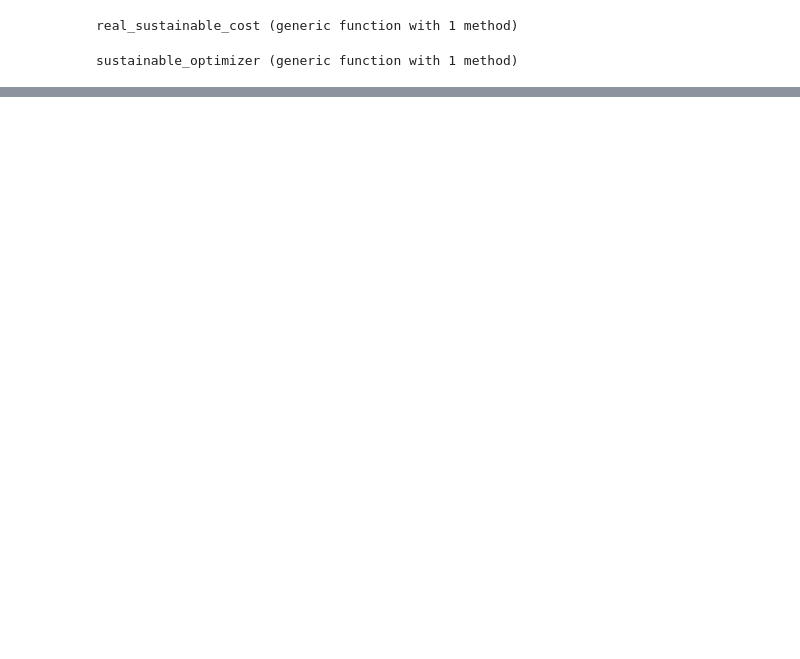
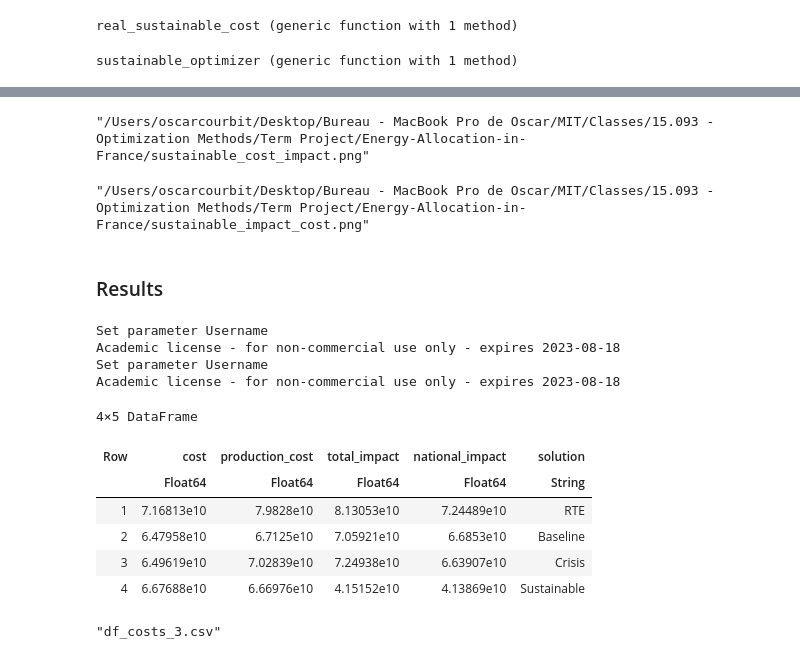
Before and after one commit to OscarCourbit/Energy-Allocation-in-France, a Jupyter notebook: Project_Problem.ipynb, the cells around one changed output, grey strips where cells are left out. Saved outputs shown, nothing was run; the diff lists cells and outputs as text; code cells hidden in the pictures; blank space fills up the shorter version.

```diff
--- a/Project_Problem.ipynb
+++ b/Project_Problem.ipynb
@@ -903,7 +1137,7 @@ function lambda_sustainable_cost(x, y, z, df_base, beta)
     production_cost = 0
     for i in 1:size(sources, 1)
         # add cost of producing energy with each source
-        production_cost += sum(x[:, i] .* ((1-beta) .* df_base[!, Symbol(sources[i] * "_cost")] .+ beta .* df_base[!, Symbol(sources[i] * "_footprint")]))
+        production_cost += sum(x[:, i] .* ((1-beta) .* df_base[!, Symbol(sources[i] * "_cost")] .+ beta .* df_base[!, Symbol(sources[i] * "_impact")]))
         production_cost += sum((x[:, i] - df_base[!, Symbol(sources[i])] ) .* df_base[!, Symbol("Lambda_" * sources[i])])
 
     end
@@ -912,18 +1146,18 @@ function lambda_sustainable_cost(x, y, z, df_base, beta)
     import_cost = 0
     for i in 1:size(neighbors, 1)
         # add cost of importing energy from each neighbor
-        import_cost += sum(y[:, i] .* ((1-beta) .* df_base[!, Symbol(neighbors[i] * "_Price")] .+ beta .* df_base[!, Symbol(neighbors[i] * "_footprint")]))
+        import_cost += sum(y[:, i] .* ((1-beta) .* df_base[!, Symbol(neighbors[i] * "_Price")] .+ beta .* df_base[!, Symbol(neighbors[i] * "_impact")]))
     end
 
-    # add export cost
-    export_cost = 0
+    # add export revenue
+    export_revenue = 0
     for i in 1:size(neighbors, 1)
         # add cost of exporting energy to each neighbor
-        export_cost += sum(z[:, i] .* df_base[!, "Export_Price"])
+        export_revenue += sum(z[:, i] .* beta .* df_base[!, "Export_Price"])
     end
 
     # return the total cost
-    return production_cost + import_cost + export_cost
+    return production_cost + import_cost - export_revenue
 end
 
 
@@ -938,25 +1172,25 @@ function real_sustainable_cost(x, y, z, df_base, beta)
     production_cost = 0
     for i in 1:size(sources, 1)
         # add cost of producing energy with each source
-        production_cost += sum(x[:, i] .* ((1-beta) .* df_base[!, Symbol(sources[i] * "_cost")] .+ beta .* df_base[!, Symbol(sources[i] * "_footprint")]))
+        production_cost += sum(x[:, i] .* ((1-beta) .* df_base[!, Symbol(sources[i] * "_cost")] .+ beta .* df_base[!, Symbol(sources[i] * "_impact")]))
     end
 
     # add import cost
     import_cost = 0
     for i in 1:size(neighbors, 1)
         # add cost of importing energy from each neighbor
-        import_cost += sum(y[:, i] .* ((1-beta) .* df_base[!, Symbol(neighbors[i] * "_Price")] .+ beta .* df_base[!, Symbol(neighbors[i] * "_footprint")]))
+        import_cost += sum(y[:, i] .* ((1-beta) .* df_base[!, Symbol(neighbors[i] * "_Price")] .+ beta .* df_base[!, Symbol(neighbors[i] * "_impact")]))
     end
 
-    # add export cost
-    export_cost = 0
+    # add export revenue
+    export_revenue = 0
     for i in 1:size(neighbors, 1)
         # add cost of exporting energy to each neighbor
-        export_cost += sum(z[:, i] .* df_base[!, "Export_Price"])
+        export_revenue += sum(z[:, i] .* (1-beta) .* df_base[!, "Export_Price"])
     end
 
     # return the total cost
-    return production_cost + import_cost + export_cost
+    return production_cost + import_cost - export_revenue
 end
 # %% [output]
 real_sustainable_cost (generic function with 1 method)
@@ -1055,0 +1366,56 @@ Compare production cost with baseline
+# %%
+# plot the total cost depending on the total impact
+p3 = plot(betas_df.total_impact, betas_df.real_baseline_cost, label="Total cost", title="Total cost depending on the total impact", xlabel="Total impact", ylabel="Total cost", legend=:topleft)
+
+# save the plot
+#savefig(p3, "sustainable_cost_impact.png")
+# %% [output]
+"/Users/oscarcourbit/Desktop/Bureau - MacBook Pro de Oscar/MIT/Classes/15.093 -  Optimization Methods/Term Project/Energy-Allocation-in-France/sustainable_cost_impact.png"
+# %%
+# plot the total impact depending on the total cost
+p4 = plot(betas_df.real_baseline_cost, betas_df.total_impact, label="Total impact", title="Total impact depending on the total cost", xlabel="Total cost", ylabel="Total impact", legend=:topleft)
+
+# save the plot
+#savefig(p4, "sustainable_impact_cost.png")
+# %% [output]
+"/Users/oscarcourbit/Desktop/Bureau - MacBook Pro de Oscar/MIT/Classes/15.093 -  Optimization Methods/Term Project/Energy-Allocation-in-France/sustainable_impact_cost.png"
+# %% [markdown]
+### Results
+# %%
+# create a dataframe with total cost, production cost, total impact and national impact,
+# for the RTE solution, the baseline solution, the crisis solution with alpha = 0.5 and the sustainable solution with beta = 0.2
+
+df_costs = DataFrame(cost = Float64[], production_cost = Float64[], total_impact = Float64[], national_impact = Float64[], solution = String[])
+push!(df_costs, (total_cost_rte, production_cost_rte, total_impact_rte, national_impact_rte, "RTE"))
+push!(df_costs, (real_baseline_cost(x_opt_baseline, y_opt_baseline, z_opt_baseline, df_baseline), compute_production_cost(x_opt_baseline, df_baseline), compute_total_impact(x_opt_baseline, y_opt_baseline, df_baseline), compute_national_impact(x_opt_baseline, y_opt_baseline, z_opt_baseline, df_baseline), "Baseline"))
+
+# compute the optimal solution for the crisis with alpha = 0.5
+model_crisis = crisis_optimizer(df_baseline, 0.5)
+x_opt_crisis = value.(model_crisis[:x])
+y_opt_crisis = value.(model_crisis[:y])
+z_opt_crisis = value.(model_crisis[:z])
+push!(df_costs, (real_baseline_cost(x_opt_crisis, y_opt_crisis, z_opt_crisis, df_baseline), compute_production_cost(x_opt_crisis, df_baseline), compute_total_impact(x_opt_crisis, y_opt_crisis, df_baseline), compute_national_impact(x_opt_crisis, y_opt_crisis, z_opt_crisis, df_baseline), "Crisis"))
+
+# compute the optimal solution for the sustainable solution with beta = 0.2
+model_sustainable = sustainable_optimizer(df_baseline, 0.2)
+x_opt_sustainable = value.(model_sustainable[:x])
+y_opt_sustainable = value.(model_sustainable[:y])
+z_opt_sustainable = value.(model_sustainable[:z])
+push!(df_costs, (real_baseline_cost(x_opt_sustainable, y_opt_sustainable, z_opt_sustainable, df_baseline), compute_production_cost(x_opt_sustainable, df_baseline), compute_total_impact(x_opt_sustainable, y_opt_sustainable, df_baseline), compute_national_impact(x_opt_sustainable, y_opt_sustainable, z_opt_sustainable, df_baseline), "Sustainable"))
+# %% [output]
+Set parameter Username
+Academic license - for non-commercial use only - expires 2023-08-18
+Set parameter Username
+Academic license - for non-commercial use only - expires 2023-08-18
+4×5 DataFrame
+| Row | cost | production_cost | total_impact | national_impact | solution |
+|  | Float64 | Float64 | Float64 | Float64 | String |
+| 1 | 7.16813e10 | 7.9828e10 | 8.13053e10 | 7.24489e10 | RTE |
+| 2 | 6.47958e10 | 6.7125e10 | 7.05921e10 | 6.6853e10 | Baseline |
+| 3 | 6.49619e10 | 7.02839e10 | 7.24938e10 | 6.63907e10 | Crisis |
+| 4 | 6.67688e10 | 6.66976e10 | 4.15152e10 | 4.13869e10 | Sustainable |
+# %%
+# export the dataframe to a csv file
+CSV.write("df_costs_3.csv", df_costs)
+# %% [output]
+"df_costs_3.csv"
```
Also changed, not shown: parts of 40 cells of this notebook, 27 other files.
